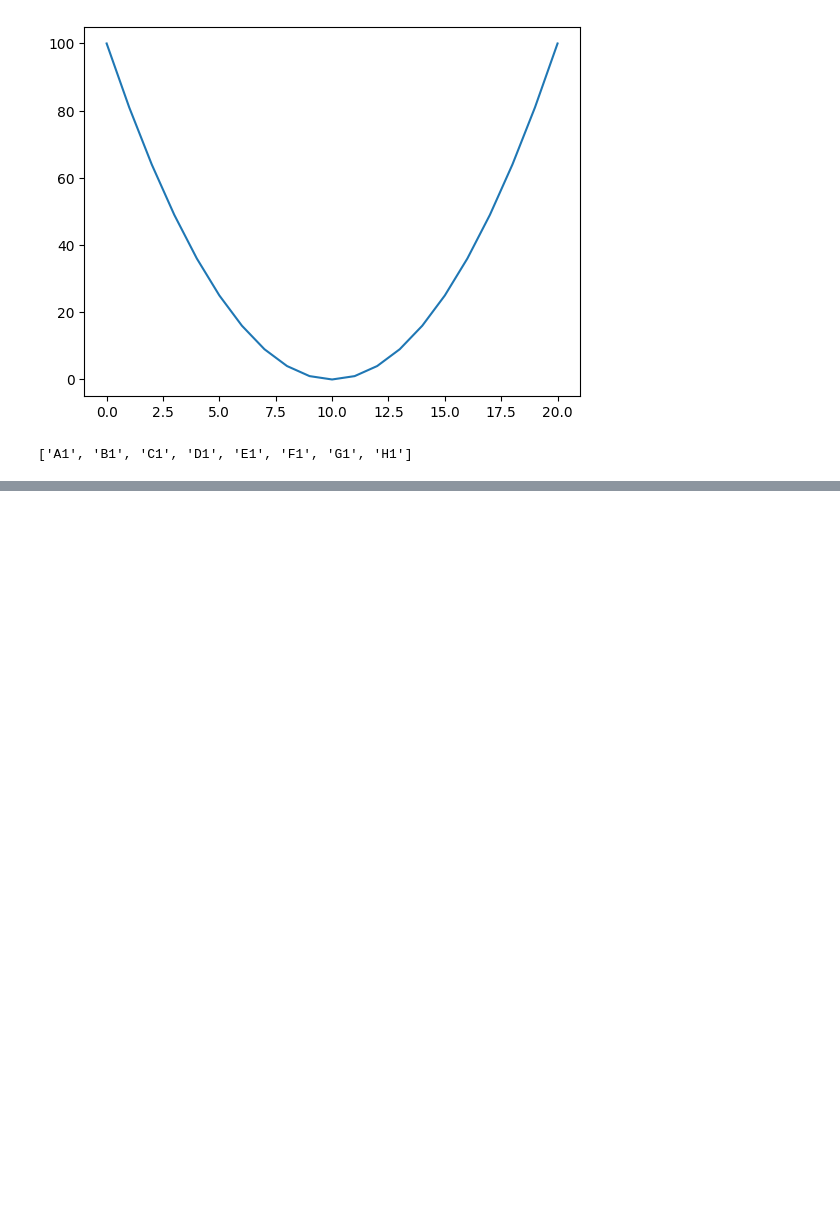
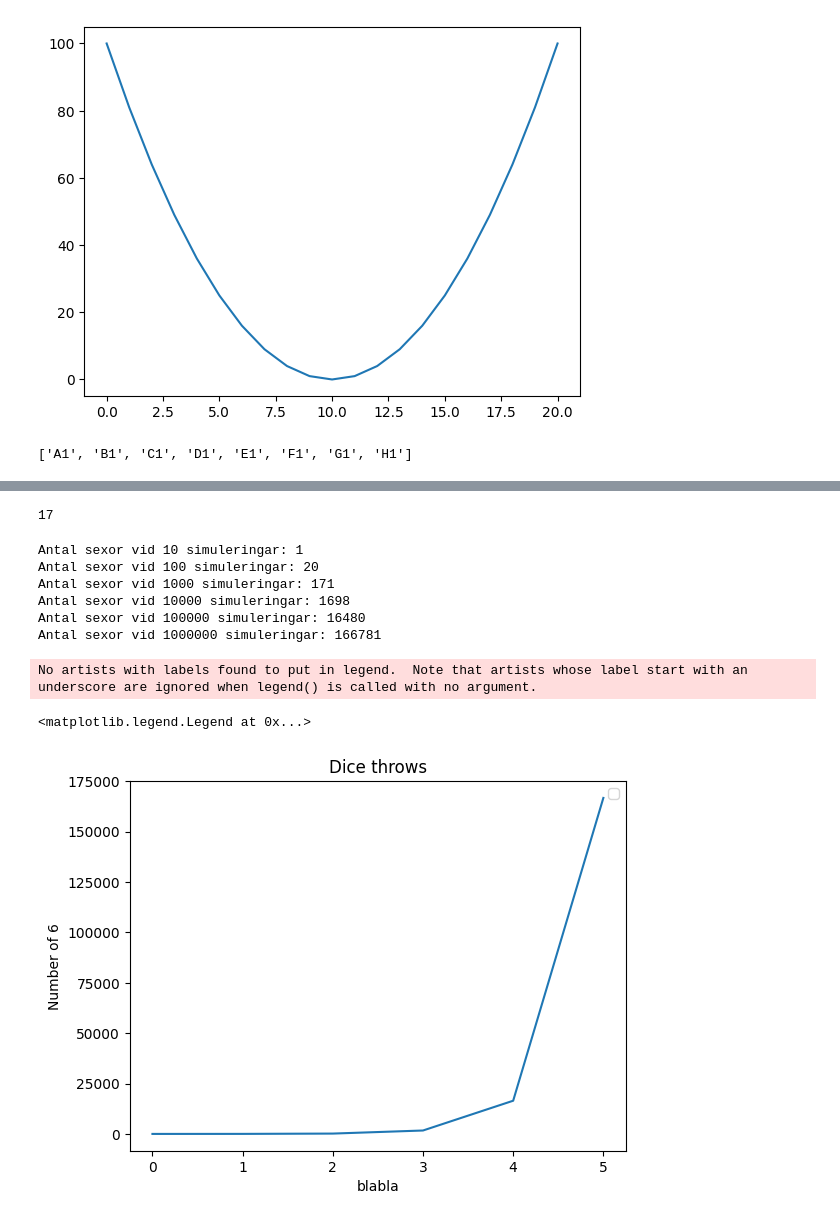
Before and after one commit to Utjiman/Python-Richard-Boden-OPA23, a Jupyter notebook: Exercise/0.04_list.ipynb, the cells around one changed output, grey strips where cells are left out. Drawn from its saved outputs; the diff is of its cells as text; code cells hidden in the pictures; blank space fills up the shorter version.

```diff
--- a/Exercise/0.04_list.ipynb
+++ b/Exercise/0.04_list.ipynb
@@ -103,7 +103,15 @@ There are three identical doors, behind two of them, there are ferocious snakes
 #0.a)
 import random
 
-random_rolls = [random.randint(1, 100) for _ in range(10)]
+random_rolls = [random.randint(1, 100) for _ in range(10)]# List comprehension
 random_rolls.sort()
+
+random_rolls2 = []
+for _ in range(10): # Vanlig for loop
+    roll = random.randint(1, 100)
+    random_rolls2.append(roll)
+random_rolls2.sort()
+
+print(random_rolls2)
 print(random_rolls)
 # %% [output]
@@ -193,0 +218,42 @@ chessboard
+# %%
+#4 .a)
+# 100 dice rolls and count the number of outcome six. (*)
+import random
+
+dice_rolls = [random.randint(1, 6) for _ in range(100)]
+
+dice_rolls.count(6)
+# %% [output]
+17
+# %%
+#4 .b)
+# 10, 100, 1000, 10000, 100000, 1000000 dice rolls. Count the number of outcome six in each simulation
+# and store it in a list. Compute the probability of outcome six in each simulation. (**)
+import random
+
+# Antal simuleringar för varje steg
+simulations = [10, 100, 1000, 10000, 100000, 1000000]
+
+# Utför tärningskast och räkna antalet sexor för varje simulering
+sixes_count = [sum(random.randint(1, 6) == 6 for _ in range(num_simulations)) for num_simulations in simulations]
+
+# Skriv ut resultatet
+for i in range(len(simulations)):
+    print(f"Antal sexor vid {simulations[i]} simuleringar: {sixes_count[i]}")
+# %% [output]
+Antal sexor vid 10 simuleringar: 1
+Antal sexor vid 100 simuleringar: 20
+Antal sexor vid 1000 simuleringar: 171
+Antal sexor vid 10000 simuleringar: 1698
+Antal sexor vid 100000 simuleringar: 16480
+Antal sexor vid 1000000 simuleringar: 166781
+# %%
+import matplotlib.pyplot as plt
+plt.plot(sixes_count)
+plt.xlabel('blabla')
+plt.ylabel('Number of 6')
+plt.title('Dice throws')
+# %% [output]
+No artists with labels found to put in legend.  Note that artists whose label start with an underscore are ignored when legend() is called with no argument.
+<matplotlib.legend.Legend at 0x...>
+[figure, added]
```
Also changed, not shown: parts of 9 cells of this notebook, 7 other files.
